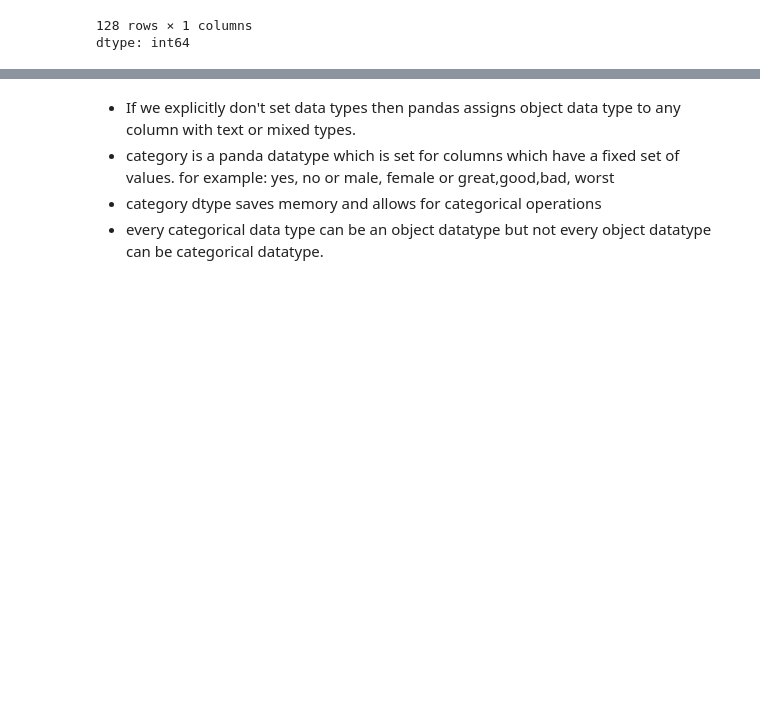
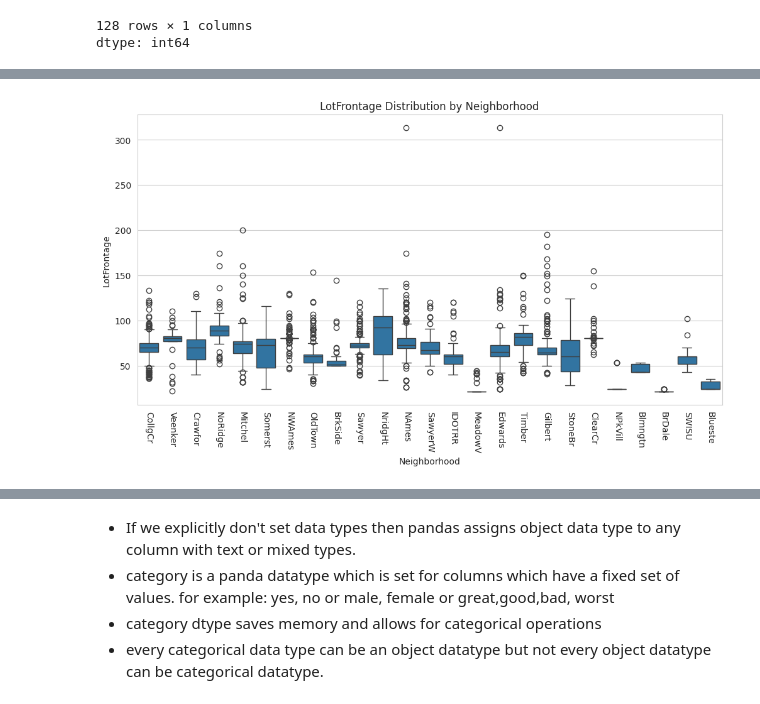
Before and after one commit to Yashtiii/Predicting-house-market-trend, a Jupyter notebook: house_market_trend.ipynb, the cells around one changed output, grey strips where cells are left out. Cells and saved outputs as stored; diff of their text form; code cells hidden in the pictures; blank space fills up the shorter version.

```diff
--- a/house_market_trend.ipynb
+++ b/house_market_trend.ipynb
@@ -444,0 +517,8 @@ dtype: int64
+# %%
+plt.figure(figsize=(12, 6))
+sns.boxplot(x='Neighborhood', y='LotFrontage', data=all_data)
+plt.xticks(rotation=270)
+plt.title('LotFrontage Distribution by Neighborhood')
+plt.show()
+# %% [output]
+[figure, added]
```
Also changed, not shown: parts of 16 cells of this notebook.
